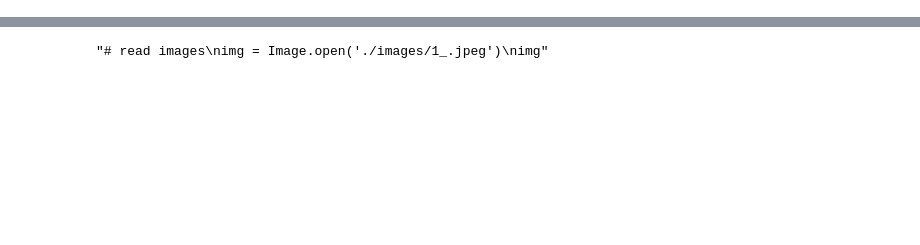
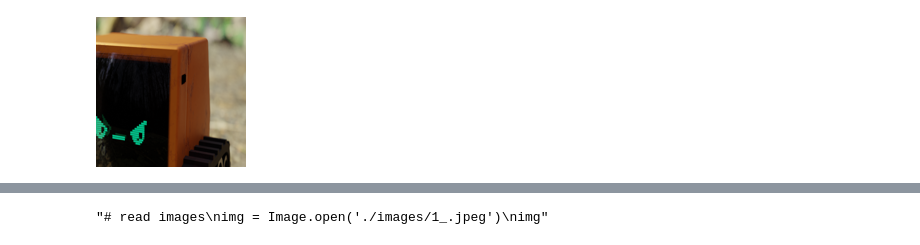
Before and after one commit to raniakbr/Artificial_intelligence_samsung_innovation_compus, a Jupyter notebook: projet/color_feature.ipynb, the cells around one changed output, grey strips where cells are left out. Saved outputs shown, nothing was run; the diff lists cells and outputs as text; code cells hidden in the pictures; blank space fills up the shorter version.

```diff
--- a/projet/color_feature.ipynb
+++ b/projet/color_feature.ipynb
@@ -33,0 +39,4 @@ def closest_colour(requested_colour):
+# %%
+img.crop((150, 0, 300 ,150))
+# %% [output]
+[figure, added]
```
Also changed, not shown: parts of 18 cells of this notebook.
